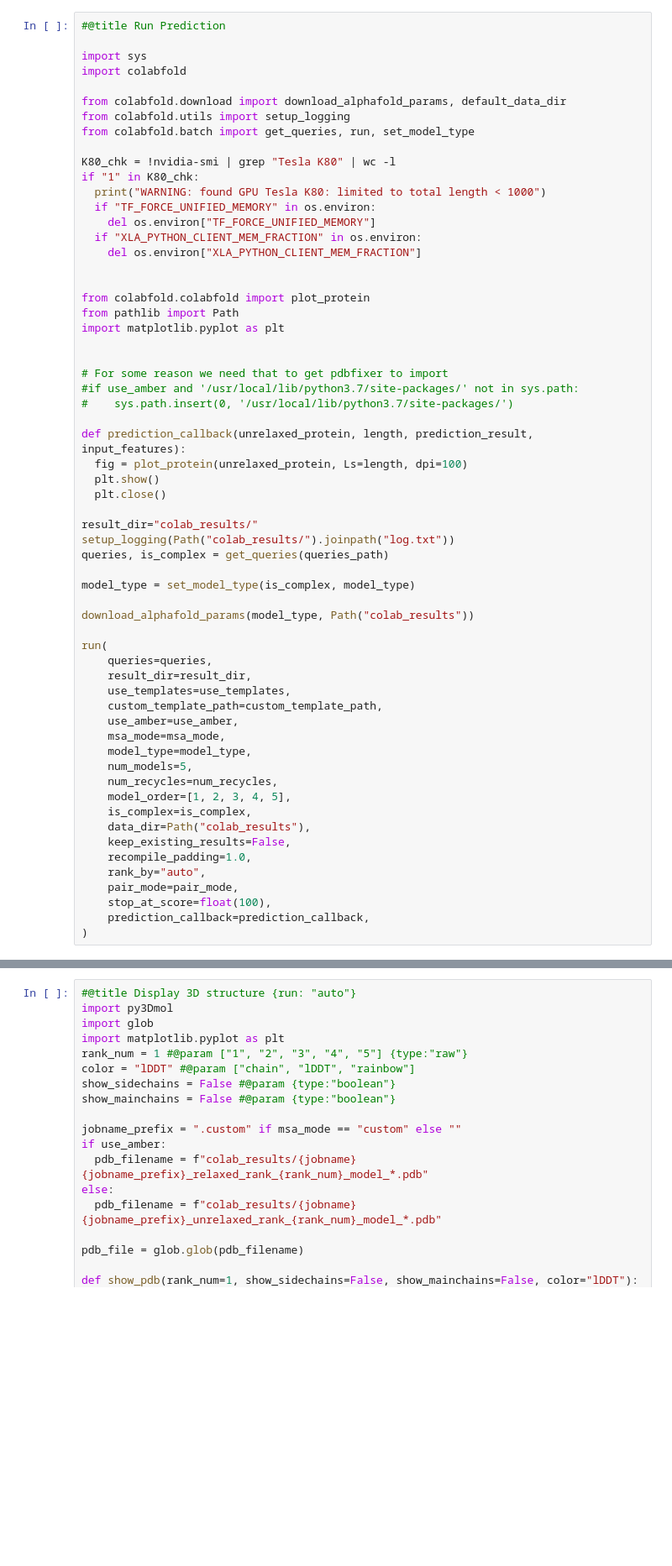
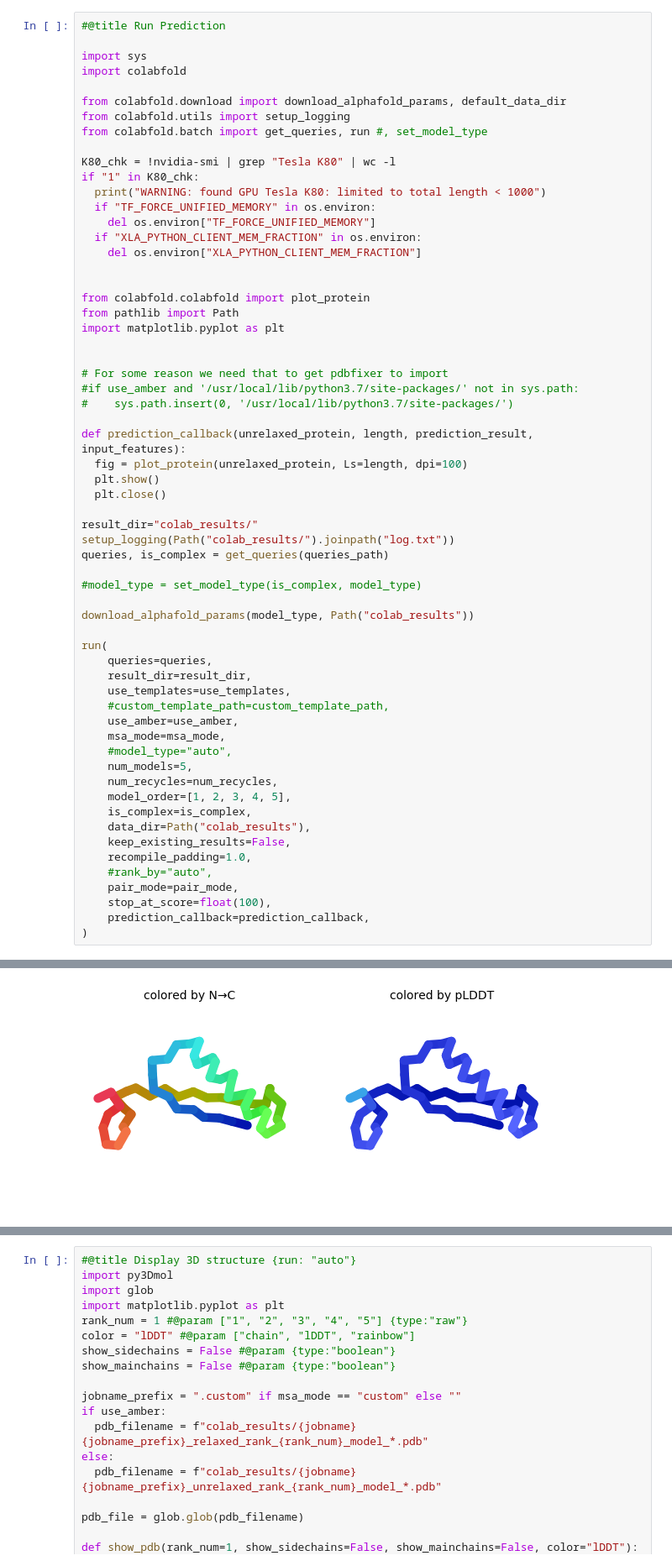
Before and after one commit to anuprulez/gpu_jupyterlab_ct_image_segmentation, a Jupyter notebook: 7_ColabFold_MMseq2.ipynb, the cells around one changed output, grey strips where cells are left out. Shown at 84% size. Drawn from its saved outputs; the diff is of its cells as text; blank space fills up the shorter version.

Commit message:
Update colabfold

```diff
--- a/7_ColabFold_MMseq2.ipynb
+++ b/7_ColabFold_MMseq2.ipynb
@@ -218,7 +102,7 @@ import colabfold
 
 from colabfold.download import download_alphafold_params, default_data_dir
 from colabfold.utils import setup_logging
-from colabfold.batch import get_queries, run, set_model_type
+from colabfold.batch import get_queries, run #, set_model_type
 
 K80_chk = !nvidia-smi | grep "Tesla K80" | wc -l
 if "1" in K80_chk:
@@ -247,7 +131,7 @@ result_dir="colab_results/"
 setup_logging(Path("colab_results/").joinpath("log.txt"))
 queries, is_complex = get_queries(queries_path)
 
-model_type = set_model_type(is_complex, model_type)
+#model_type = set_model_type(is_complex, model_type)
 
 download_alphafold_params(model_type, Path("colab_results"))
 
@@ -255,10 +139,10 @@ run(
     queries=queries,
     result_dir=result_dir,
     use_templates=use_templates,
-    custom_template_path=custom_template_path,
+    #custom_template_path=custom_template_path,
     use_amber=use_amber,
     msa_mode=msa_mode,
-    model_type=model_type,
+    #model_type="auto",
     num_models=5,
     num_recycles=num_recycles,
     model_order=[1, 2, 3, 4, 5],
@@ -266,7 +150,7 @@ run(
     data_dir=Path("colab_results"),
     keep_existing_results=False,
     recompile_padding=1.0,
-    rank_by="auto",
+    #rank_by="auto",
     pair_mode=pair_mode,
     stop_at_score=float(100),
     prediction_callback=prediction_callback,
@@ -278,0 +164 @@ run(
+[figure, added]
```
Also changed, not shown: parts of 17 cells of this notebook.
